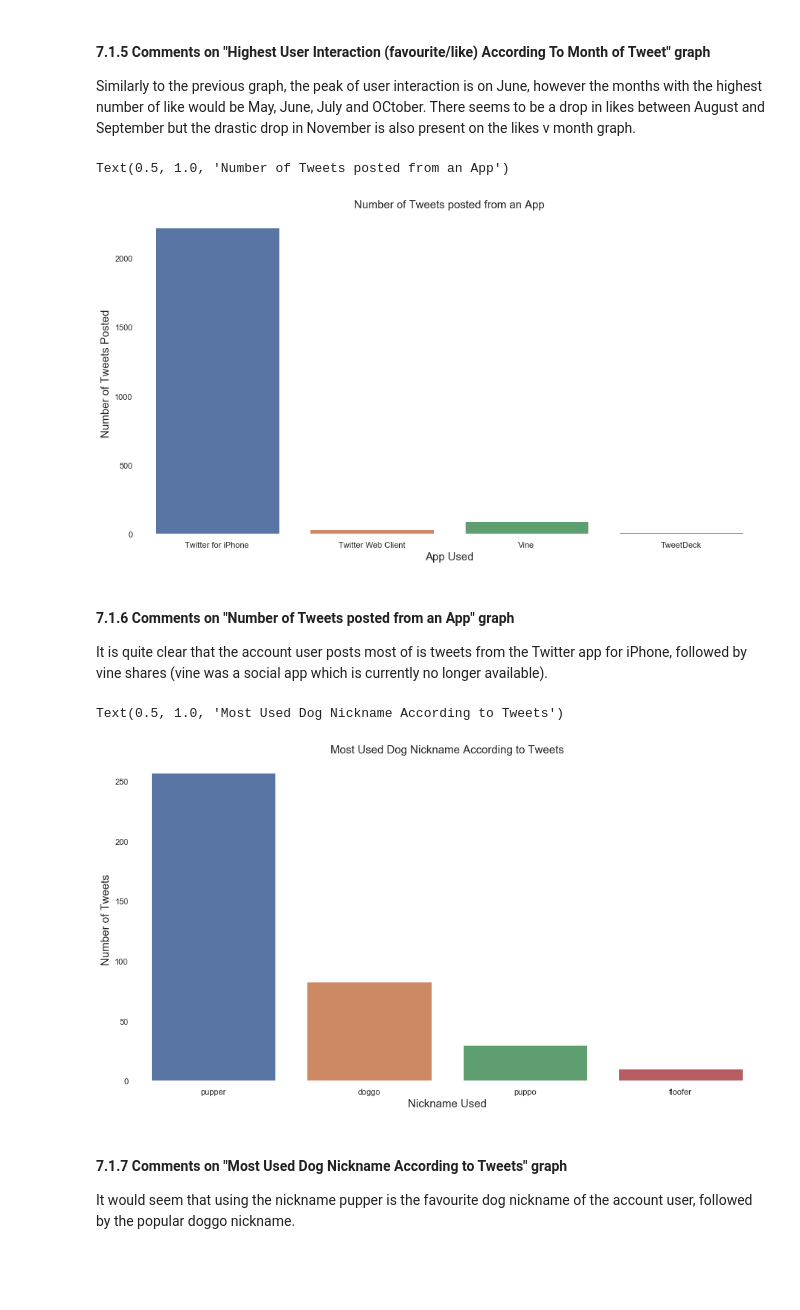
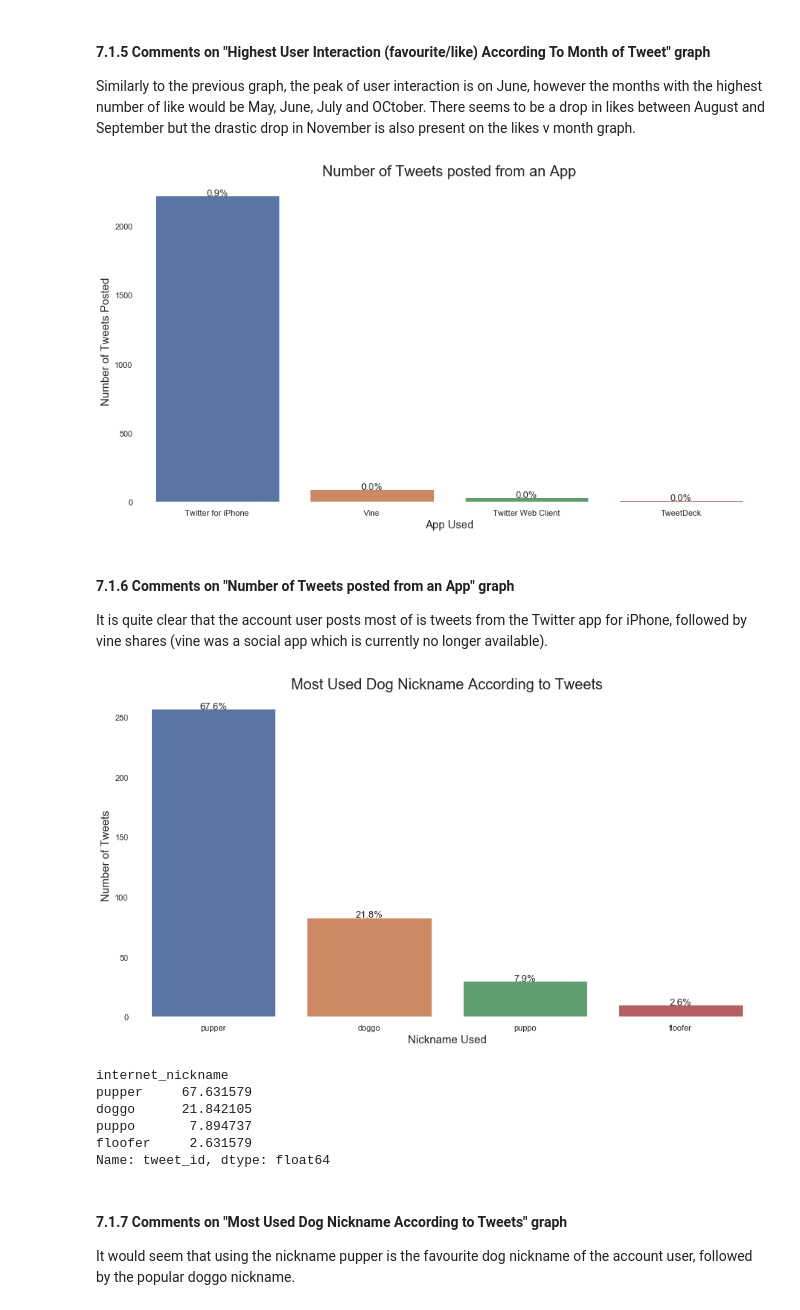
Before and after one commit to Mannygcg/Analysis-of-WeRateDogs-Twitter-Account, a Jupyter notebook: @WeRateDogs Twitter Archive - A Data Wrangling Project.ipynb, the cells around one changed output. Saved outputs shown, nothing was run; the diff lists cells and outputs as text; code cells hidden in the pictures; blank space fills up the shorter version.

```diff
--- a/@WeRateDogs Twitter Archive - A Data Wrangling Project.ipynb
+++ b/@WeRateDogs Twitter Archive - A Data Wrangling Project.ipynb
@@ -1266,13 +1255,19 @@ Text(0, 0.5, 'Number of Likes')
 
 Similarly to the previous graph, the peak of user interaction is on June, however the months with the highest number of like would be May, June, July and OCtober. There seems to be a drop in likes between August and September but the drastic drop in November is also present on the likes v month graph.
 # %%
-tw_source = sns.countplot(x ='clean_source',data=tw_DF)
+sort_order = tw_DF.groupby('clean_source').count().tweet_id.sort_values(ascending=False).index
+tw_source = sns.countplot(x ='clean_source',data=tw_DF,order=sort_order)
 tw_source.set_xlabel("App Used", fontsize = 15)
 tw_source.set_ylabel("Number of Tweets Posted", fontsize = 15)
-tw_source.set_title('Number of Tweets posted from an App', fontsize = 15)
+tw_source.set_title('Number of Tweets posted from an App', fontsize = 20)
+s_c = tw_DF.groupby('clean_source').count().tweet_id.sort_values(ascending=False)
+s_c = s_c/(s_c.sum())
+for i in range(len(tw_source.patches)):
+    x = tw_source.patches[i].get_x() + tw_source.patches[i].get_width()/2
+    y = tw_source.patches[i].get_height()+0.05
+    tw_source.annotate("{:.1f}%".format(s_c[i]), (x,y),ha='center', size=13)
 # %% [output]
-Text(0.5, 1.0, 'Number of Tweets posted from an App')
-[figure, old version]
+[figure, new version]
 # %% [markdown]
 #### 7.1.6 Comments on "Number of Tweets posted from an App" graph
 
@@ -1282,10 +1277,26 @@ order = tw_DF.internet_nickname.value_counts().index
 tw_nick = sns.countplot(x ='internet_nickname',data=tw_DF, order = order)
 tw_nick.set_xlabel("Nickname Used", fontsize = 15)
 tw_nick.set_ylabel("Number of Tweets", fontsize = 15)
-tw_nick.set_title('Most Used Dog Nickname According to Tweets', fontsize = 15)
+tw_nick.set_title('Most Used Dog Nickname According to Tweets', fontsize = 20)
+s_c = tw_DF.groupby('internet_nickname').count().tweet_id.sort_values(ascending=False)
+s_c = 100*s_c/(s_c.sum())
+for i in range(len(tw_nick.patches)):
+    x = tw_nick.patches[i].get_x() + tw_nick.patches[i].get_width()/2
+    y = tw_nick.patches[i].get_height()+0.05
+    tw_nick.annotate("{:.1f}%".format(s_c[i]), (x,y),ha='center', size=13)
 # %% [output]
-Text(0.5, 1.0, 'Most Used Dog Nickname According to Tweets')
-[figure, old version]
+[figure, new version]
+# %%
+s_c = tw_DF.groupby('internet_nickname').count().tweet_id.sort_values(ascending=False)
+s_c = 100*s_c/(s_c.sum())
+s_c
+# %% [output]
+internet_nickname
+pupper     67.631579
+doggo      21.842105
+puppo       7.894737
+floofer     2.631579
+Name: tweet_id, dtype: float64
 # %% [markdown]
 #### 7.1.7 Comments on "Most Used Dog Nickname According to Tweets" graph
 
```
Also changed, not shown: parts of 10 cells of this notebook, 2 other files.
